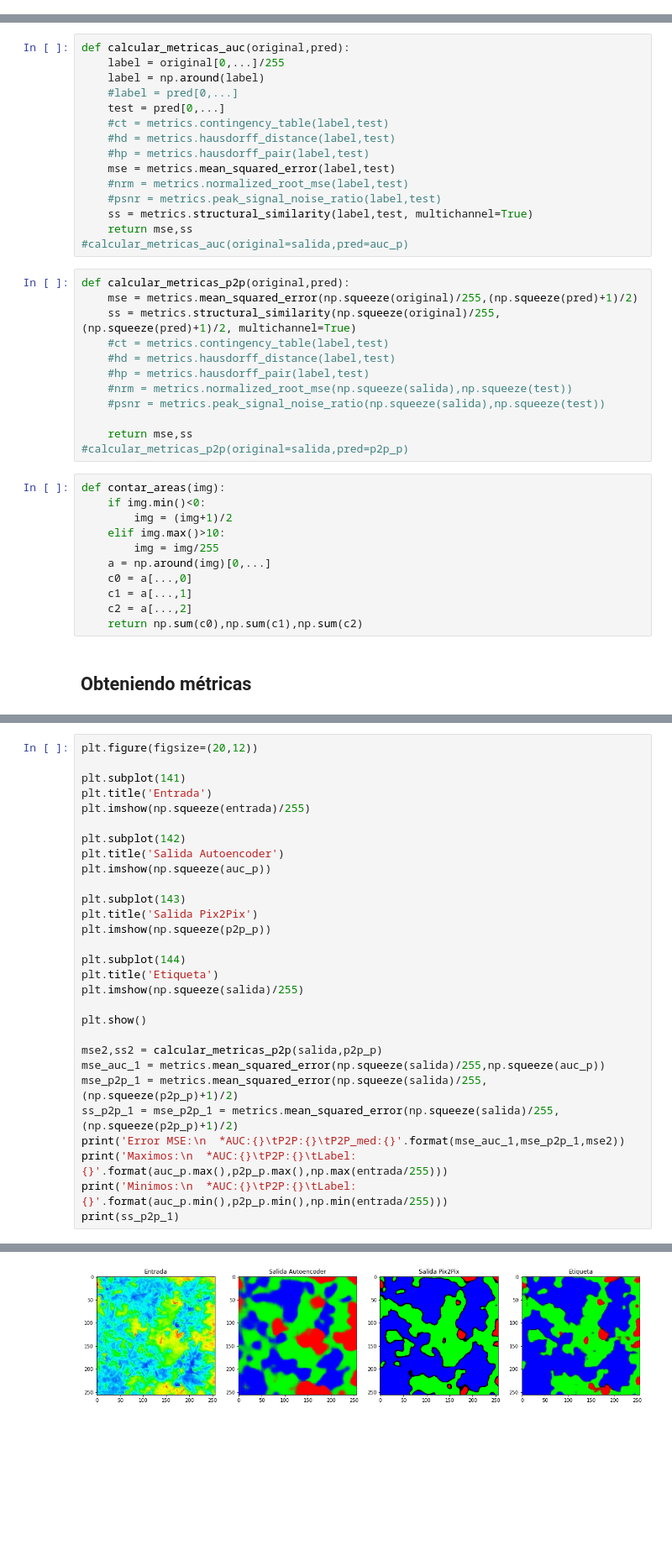
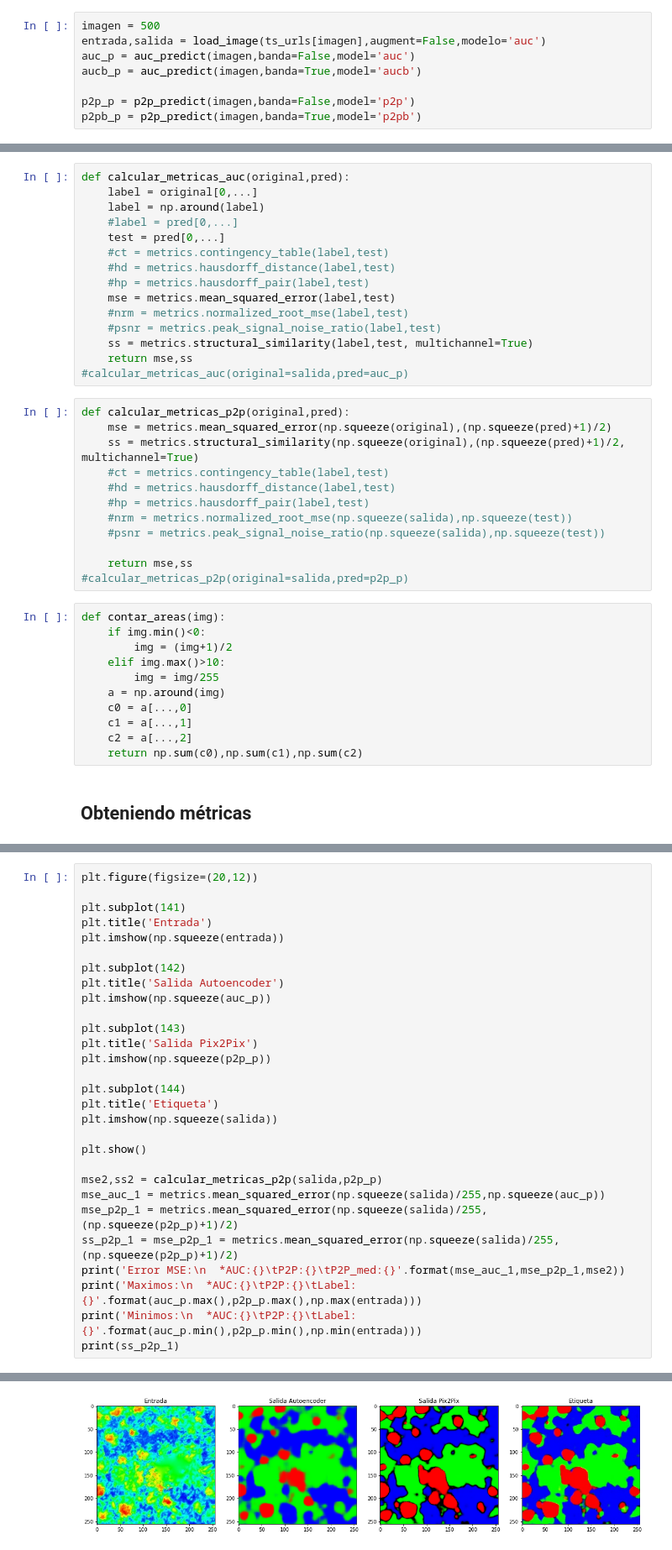
Before and after one commit to AndresInsuasty/tesis-cafes-especiales, a Jupyter notebook: pix2pix_vs_autoencoder.ipynb, the cells around one changed output, grey strips where cells are left out. Shown at 84% size. Saved outputs shown, nothing was run; the diff lists cells and outputs as text; blank space fills up the shorter version.

```diff
--- a/pix2pix_vs_autoencoder.ipynb
+++ b/pix2pix_vs_autoencoder.ipynb
@@ -168 +164,9 @@ p2p_p = p2p_predict(imagen)
+# %%
+imagen = 500
+entrada,salida = load_image(ts_urls[imagen],augment=False,modelo='auc')
+auc_p = auc_predict(imagen,banda=False,model='auc')
+aucb_p = auc_predict(imagen,banda=True,model='aucb')
+
+p2p_p = p2p_predict(imagen,banda=False,model='p2p')
+p2pb_p = p2p_predict(imagen,banda=True,model='p2pb')
 # %%
@@ -215,7 +226,7 @@ from skimage import metrics
 ### Funciones para calcular medidas
 # %%
 def calcular_metricas_auc(original,pred):
-    label = original[0,...]/255
+    label = original[0,...]
     label = np.around(label)
     #label = pred[0,...]
     test = pred[0,...]
@@ -230,8 +241,8 @@ def calcular_metricas_auc(original,pred):
 #calcular_metricas_auc(original=salida,pred=auc_p)
 # %%
 def calcular_metricas_p2p(original,pred):
-    mse = metrics.mean_squared_error(np.squeeze(original)/255,(np.squeeze(pred)+1)/2)
-    ss = metrics.structural_similarity(np.squeeze(original)/255,(np.squeeze(pred)+1)/2, multichannel=True)
+    mse = metrics.mean_squared_error(np.squeeze(original),(np.squeeze(pred)+1)/2)
+    ss = metrics.structural_similarity(np.squeeze(original),(np.squeeze(pred)+1)/2, multichannel=True)
     #ct = metrics.contingency_table(label,test)
     #hd = metrics.hausdorff_distance(label,test)
     #hp = metrics.hausdorff_pair(label,test)
@@ -246,7 +257,7 @@ def contar_areas(img):
         img = (img+1)/2
     elif img.max()>10:
         img = img/255
-    a = np.around(img)[0,...]
+    a = np.around(img)
     c0 = a[...,0]
     c1 = a[...,1]
     c2 = a[...,2]
@@ -321,33 +379,33 @@ for i in range(x.shape[0]):
 # %%
 plt.figure(figsize=(20,12))
 
 plt.subplot(141)
 plt.title('Entrada')
-plt.imshow(np.squeeze(entrada)/255)
+plt.imshow(np.squeeze(entrada))
 
 plt.subplot(142)
 plt.title('Salida Autoencoder')
 plt.imshow(np.squeeze(auc_p))
 
 plt.subplot(143)
 plt.title('Salida Pix2Pix')
 plt.imshow(np.squeeze(p2p_p))
 
 plt.subplot(144)
 plt.title('Etiqueta')
-plt.imshow(np.squeeze(salida)/255)
+plt.imshow(np.squeeze(salida))
 
 plt.show()
 
 mse2,ss2 = calcular_metricas_p2p(salida,p2p_p)
 mse_auc_1 = metrics.mean_squared_error(np.squeeze(salida)/255,np.squeeze(auc_p))
 mse_p2p_1 = metrics.mean_squared_error(np.squeeze(salida)/255,(np.squeeze(p2p_p)+1)/2)
 ss_p2p_1 = mse_p2p_1 = metrics.mean_squared_error(np.squeeze(salida)/255,(np.squeeze(p2p_p)+1)/2)
 print('Error MSE:\n  *AUC:{}\tP2P:{}\tP2P_med:{}'.format(mse_auc_1,mse_p2p_1,mse2))
-print('Maximos:\n  *AUC:{}\tP2P:{}\tLabel:{}'.format(auc_p.max(),p2p_p.max(),np.max(entrada/255)))
-print('Minimos:\n  *AUC:{}\tP2P:{}\tLabel:{}'.format(auc_p.min(),p2p_p.min(),np.min(entrada/255)))
+print('Maximos:\n  *AUC:{}\tP2P:{}\tLabel:{}'.format(auc_p.max(),p2p_p.max(),np.max(entrada)))
+print('Minimos:\n  *AUC:{}\tP2P:{}\tLabel:{}'.format(auc_p.min(),p2p_p.min(),np.min(entrada)))
 print(ss_p2p_1)
 # %% [output]
 Clipping input data to the valid range for imshow with RGB data ([0..1] for floats or [0..255] for integers).
-[figure, old version]
+[figure, new version]
 Error MSE:
```
Also changed, not shown: parts of 21 cells of this notebook.
